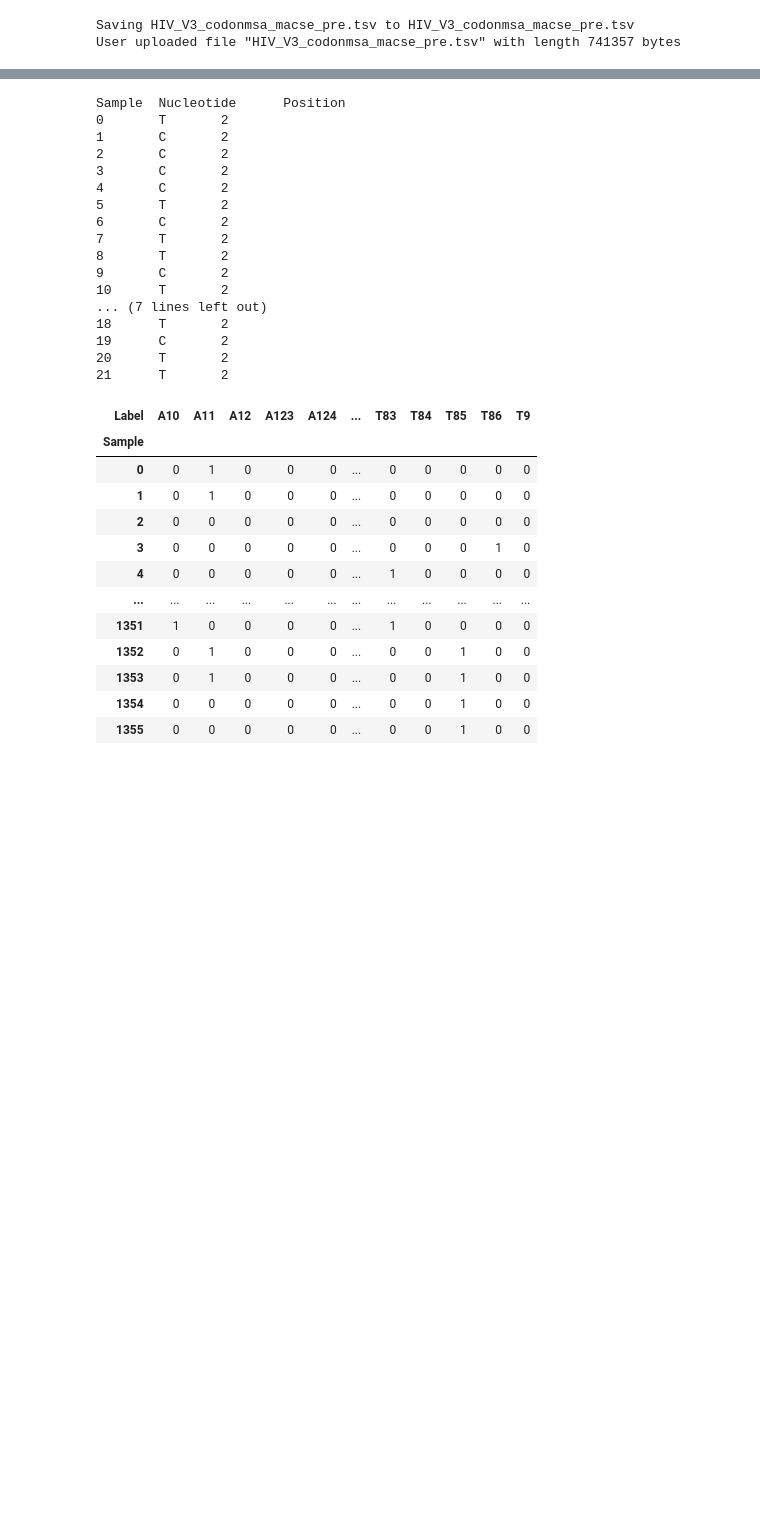
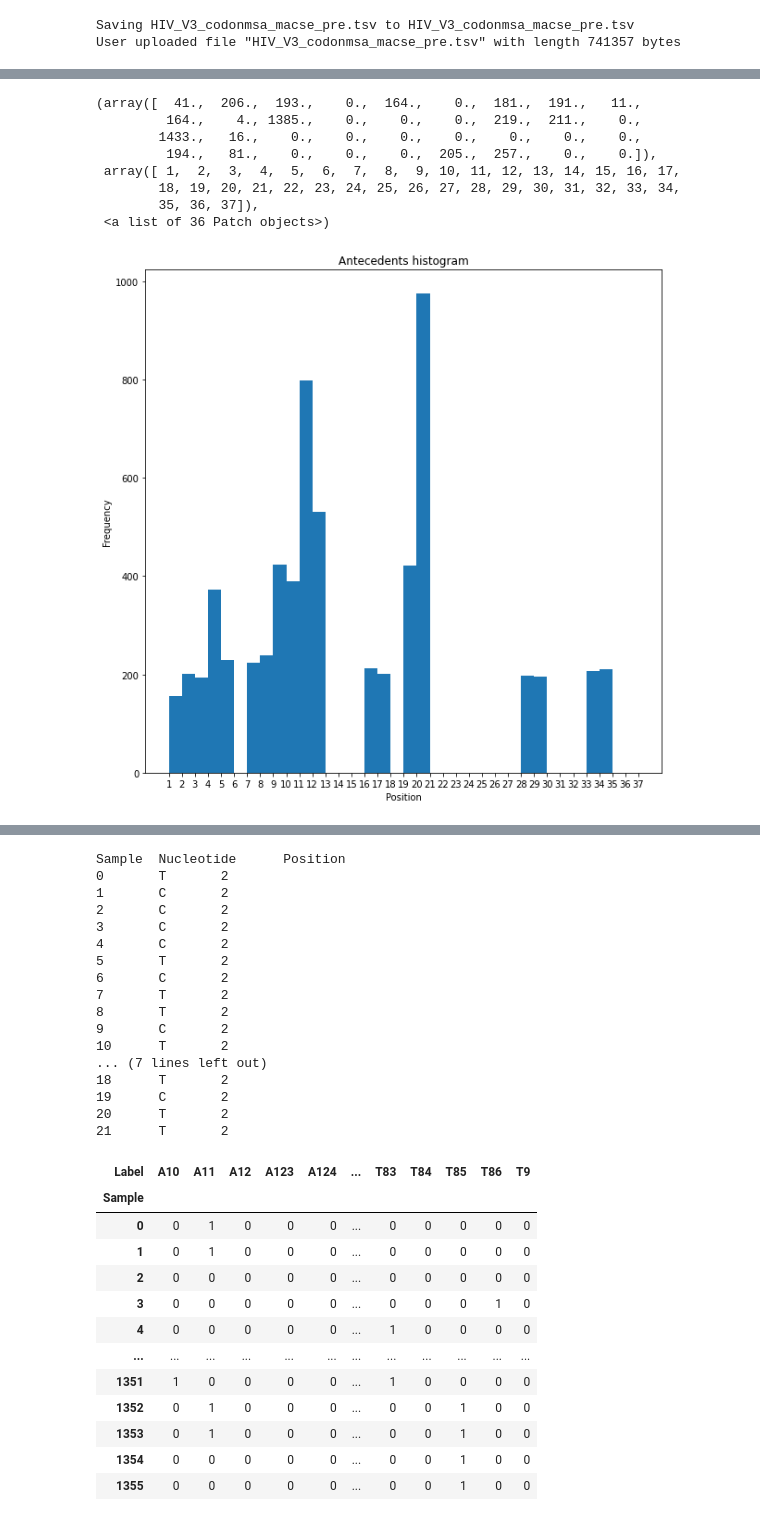
Before and after one commit to kxk302/HIV, a Jupyter notebook: HIV.ipynb, the cells around one changed output, grey strips where cells are left out. Saved outputs shown, nothing was run; the diff lists cells and outputs as text; code cells hidden in the pictures; blank space fills up the shorter version.

```diff
--- a/HIV.ipynb
+++ b/HIV.ipynb
@@ -132,6 +128,16 @@ def filter_rules_based_on_distance(df_in, min_distance):
   df = df[ df['distance'] >= min_distance ]
 
   return df
+
+def get_histogram_list(ser):
+  ret_val = []
+
+  values = ser.values
+  for idx1 in range(values.size):
+    values_list = list(values[idx1])
+    for idx2 in range(len(values_list)):
+      ret_val.append(int(values_list[idx2][1:]))
+  return sorted(ret_val)
 # %%
 # Nucleotide file
 
@@ -158,31 +164,60 @@ print('Number of rules: {}'.format(num_rules))
 print('HIV dataset association rules: ')
 print(hiv_rules_sorted.head(num_rules))
 # %%
-  # Codon file
+# Codon file
 
 pd.set_option('max_columns', 10, 'display.expand_frame_repr', False)
 pd.set_option('display.max_colwidth', None)
 
+import matplotlib.pyplot as plt
+
+
 param_dict = {
     "in_file": "https://raw.githubusercontent.com/kxk302/HIV/main/data/HIV_V3.fas_AA_macse_pre_tra.tsv",
-    "min_support": 0.025,
-    "min_confidence": 0.025,
-    "min_lift": 1.5,
-    "min_conviction": 1.5,
-    "max_len": 3,
+    "min_support": 0.050,
+    "min_confidence": 0.500,
+    "min_lift": 2.0,
+    "min_conviction": 2.0,
+    "max_len": 4,
     "codon": False
 }
 
 hiv_rules = get_association_rules_param(param_dict)
 
 # Filter rules based on distance between head and tail positions
+# Only valid is max_len is 2
 # hiv_rules = filter_rules_based_on_distance(hiv_rules, 1)
 
 num_rules = hiv_rules.shape[0]
-hiv_rules = hiv_rules.sort_values('confidence', ascending=False)
+hiv_rules = hiv_rules.sort_values('conviction', ascending=False)
 # hiv_rules_sorted = hiv_rules.sort_values('distance', ascending=False)
 print('Number of rules: {}'.format(num_rules))
 print('HIV dataset association rules: ')
 # print(hiv_rules_sorted.head(num_rules))
 print(hiv_rules.head(num_rules))
+
+# Histogram of positions in head and tail of rules
+ante_hist_list = get_histogram_list(hiv_rules.iloc[:,0])
+cons_hist_list = get_histogram_list(hiv_rules.iloc[:,1])
+
+print(set(ante_hist_list))
+print(set(cons_hist_list))
+
+bins = list(range(1,38,1))
+
+plot1 = plt.figure(1)
+plot1.set_size_inches(10,10)
+plt.title('Antecedents histogram')
+plt.xlabel('Position')
+plt.ylabel('Frequency')
+plt.xticks(list(range(1,38)))
+plt.hist(sorted(ante_hist_list), bins=bins)
+
+plot2 = plt.figure(2)
+plot2.set_size_inches(10,10)
+plt.title('Consequent histogram')
+plt.xlabel('Position')
+plt.ylabel('Frequency')
+plt.xticks(list(range(1,38)))
+plt.hist(sorted(cons_hist_list),  bins=bins)
 # %% [output]
@@ -204,0 +242,9 @@ HIV dataset association rules:
+(array([  41.,  206.,  193.,    0.,  164.,    0.,  181.,  191.,   11.,
+         164.,    4., 1385.,    0.,    0.,    0.,  219.,  211.,    0.,
+        1433.,   16.,    0.,    0.,    0.,    0.,    0.,    0.,    0.,
+         194.,   81.,    0.,    0.,    0.,  205.,  257.,    0.,    0.]),
+ array([ 1,  2,  3,  4,  5,  6,  7,  8,  9, 10, 11, 12, 13, 14, 15, 16, 17,
+        18, 19, 20, 21, 22, 23, 24, 25, 26, 27, 28, 29, 30, 31, 32, 33, 34,
+        35, 36, 37]),
+ <a list of 36 Patch objects>)
+[figure, added]
```
Also changed, not shown: parts of 5 cells of this notebook.
